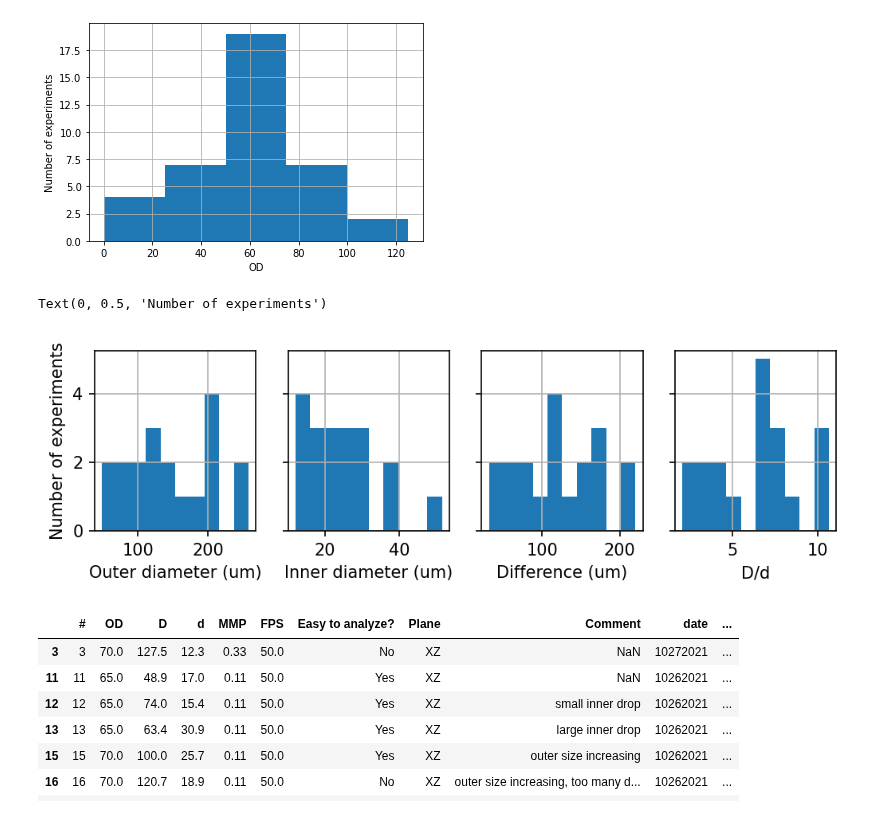
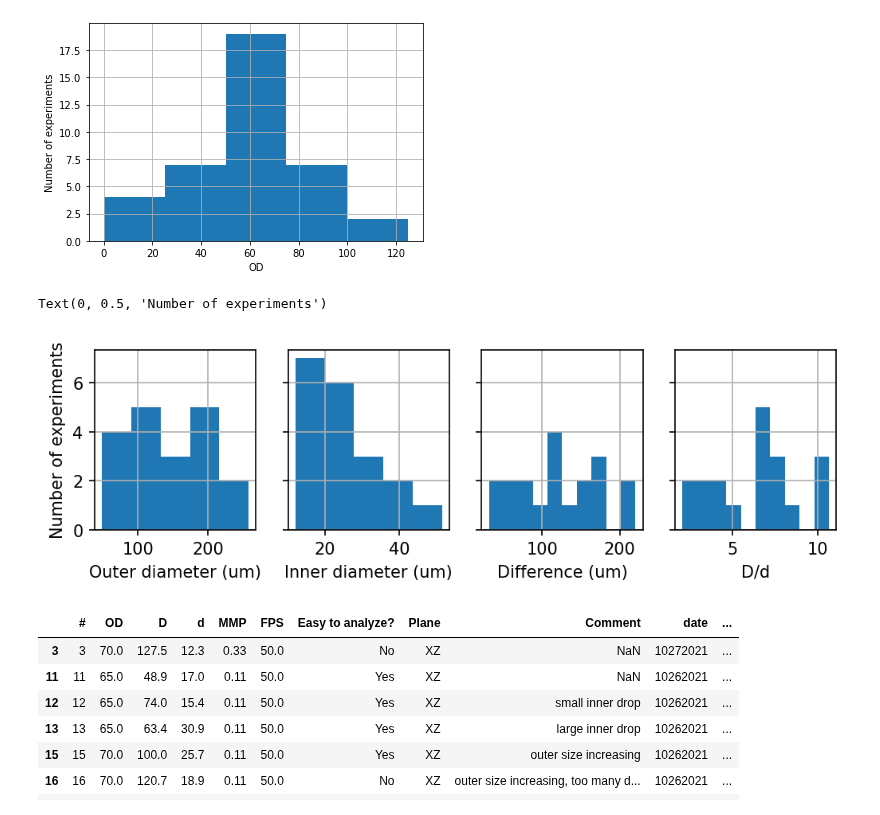
Before and after one commit to ZLoverty/DE, a Jupyter notebook: Code/data_manage.ipynb, the cells around one changed output. Saved outputs shown, nothing was run; the diff lists cells and outputs as text; code cells hidden in the pictures.

```diff
--- a/Code/data_manage.ipynb
+++ b/Code/data_manage.ipynb
@@ -227,23 +227,23 @@ Text(0, 0.5, 'Number of experiments')
 # %%
 # Take the middle column (50, 75), 26 experiment, to study the effect of D and d
 subdf = df.loc[(df['OD']>=50)&(df['OD']<75)]
 fig, ax = plt.subplots(figsize=(8, 2), dpi=150, nrows=1, ncols=4, sharey=True)
-subdf['D'].hist(ax=ax[0])
+subdf['D'].hist(ax=ax[0], bins=5)
 # subdf['D'].loc[subdf['Easy to analyze?']=='Yes'].hist(ax=ax[0])
-subdf['d'].hist(ax=ax[1])
+subdf['d'].hist(ax=ax[1], bins=5)
 # subdf['d'].loc[subdf['Easy to analyze?']=='Yes'].hist(ax=ax[1])
 (subdf['D']-subdf['d']).hist(ax=ax[2])
 # (df['D']-df['d']).loc[df['Easy to analyze?']=='Yes'].hist(ax=ax[2])
 (subdf['D']/subdf['d']).hist(ax=ax[3])
 # (df['D']/df['d']).loc[df['Easy to analyze?']=='Yes'].hist(ax=ax[3])
 ax[0].set_xlabel('Outer diameter (um)')
 ax[1].set_xlabel('Inner diameter (um)')
 ax[2].set_xlabel('Difference (um)')
 ax[3].set_xlabel('D/d')
 ax[0].set_ylabel('Number of experiments')
 # %% [output]
 Text(0, 0.5, 'Number of experiments')
-[figure, old version]
+[figure, new version]
 # %%
 subdf
 # %% [output]
```
Also changed, not shown: parts of 1 cell of this notebook, 32 other files.
